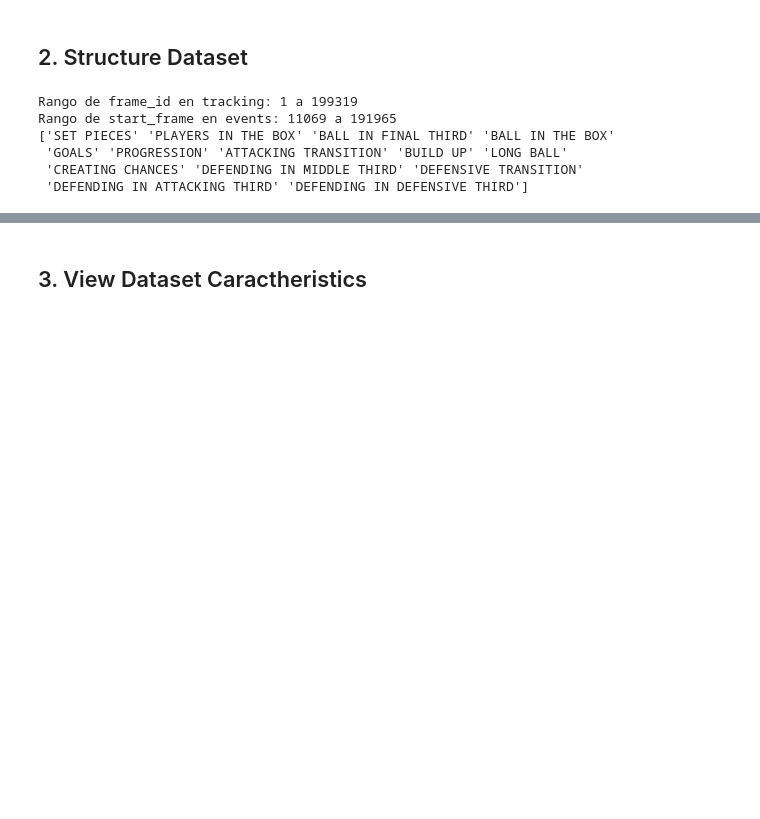
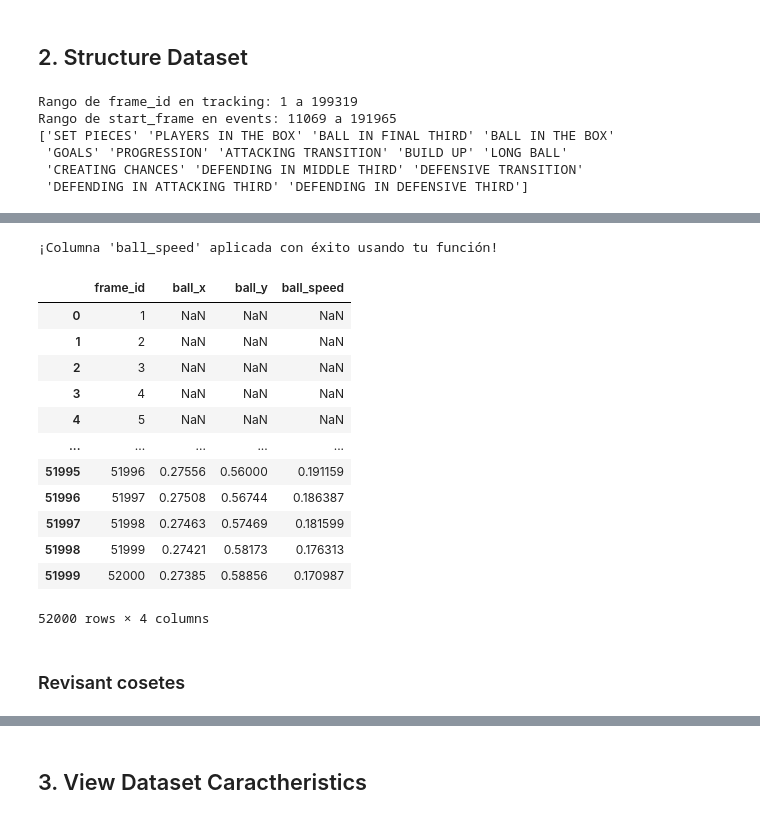
Before and after one commit to nerirulu/more-than-a-hack-2027, a Jupyter notebook: code/3. Preparing Data.ipynb, the cells around one changed output, grey strips where cells are left out. Cells and saved outputs as stored; diff of their text form; code cells hidden in the pictures; blank space fills up the shorter version.

```diff
--- a/code/3. Preparing Data.ipynb
+++ b/code/3. Preparing Data.ipynb
@@ -171,3 +171,21 @@ cols_a_borrar = list(set(cols_terminan_en_d + [c for c in cols_especificas if c
 
 # 4. Creamos el nuevo DataFrame filtrado
 df_hackathon = df_hackathon.drop(columns=cols_a_borrar)
+# %%
+def ball_speed(
+    current_ball,
+    previous_ball,
+    fps=25
+):
+    if current_ball is None:
+        return None
+
+    if previous_ball is None:
+        return None
+
+    distance = np.linalg.norm(
+        current_ball -
+        previous_ball
+    )
+
+    return distance * fps
@@ -174,3 +254,57 @@ df_hackathon = df_hackathon.drop(columns=cols_a_borrar)
+# %%
+import numpy as np
+
+# 1. Define las columnas exactas donde tienes las coordenadas de la pelota
+# (cambia 'ball_x' y 'ball_y' por los nombres que use tu tracking si son diferentes, ej: ball_x_m)
+x_col = 'ball_x'
+y_col = 'ball_y'
+
+# 2. Agrupamos las coordenadas actuales en un array de tuplas o listas por fila
+current_balls = list(zip(df_hackathon[x_col], df_hackathon[y_col]))
+
+# 3. Obtenemos las coordenadas anteriores desplazando una posición hacia abajo (.shift(1))
+previous_x = df_hackathon[x_col].shift(1)
+previous_y = df_hackathon[y_col].shift(1)
+previous_balls = list(zip(previous_x, previous_y))
+
+# 4. Aplicamos tu función iterando de forma eficiente con zip
+# (El primer frame se quedará en None porque no tiene anterior, tal como contempla tu función)
+speeds = []
+for curr, prev in zip(current_balls, previous_balls):
+    # Comprobamos si alguno es NaN antes de pasar a numpy arrays
+    if pd.isna(curr[0]) or pd.isna(curr[1]) or pd.isna(prev[0]) or pd.isna(prev[1]):
+        speeds.append(None)
+    else:
+        # Llamamos a tu función exacta convirtiendo a numpy arrays
+        speed = ball_speed(
+            np.array(curr),
+            np.array(prev),
+            fps=25
+        )
+        speeds.append(speed)
+
+# 5. Asignamos el resultado a la nueva columna del DataFrame
+df_hackathon['ball_speed'] = speeds
+
+print("¡Columna 'ball_speed' aplicada con éxito usando tu función!")
+display(df_hackathon[['frame_id', x_col, y_col, 'ball_speed']].head(52000))
+# %% [output]
+¡Columna 'ball_speed' aplicada con éxito usando tu función!
+|  | frame_id | ball_x | ball_y | ball_speed |
+| 0 | 1 | NaN | NaN | NaN |
+| 1 | 2 | NaN | NaN | NaN |
+| 2 | 3 | NaN | NaN | NaN |
+| 3 | 4 | NaN | NaN | NaN |
+| 4 | 5 | NaN | NaN | NaN |
+| ... | ... | ... | ... | ... |
+| 51995 | 51996 | 0.27556 | 0.56000 | 0.191159 |
+| 51996 | 51997 | 0.27508 | 0.56744 | 0.186387 |
+| 51997 | 51998 | 0.27463 | 0.57469 | 0.181599 |
+| 51998 | 51999 | 0.27421 | 0.58173 | 0.176313 |
+| 51999 | 52000 | 0.27385 | 0.58856 | 0.170987 |
+52000 rows × 4 columns
+# %% [markdown]
+### Revisant cosetes
 # %%
 # 3. Ejecútalo de nuevo
 # 1. Creamos una máscara para filtrar donde 'Side' o 'Direction of ball entry' no sean nulos
```
Also changed, not shown: parts of 3 cells of this notebook.
